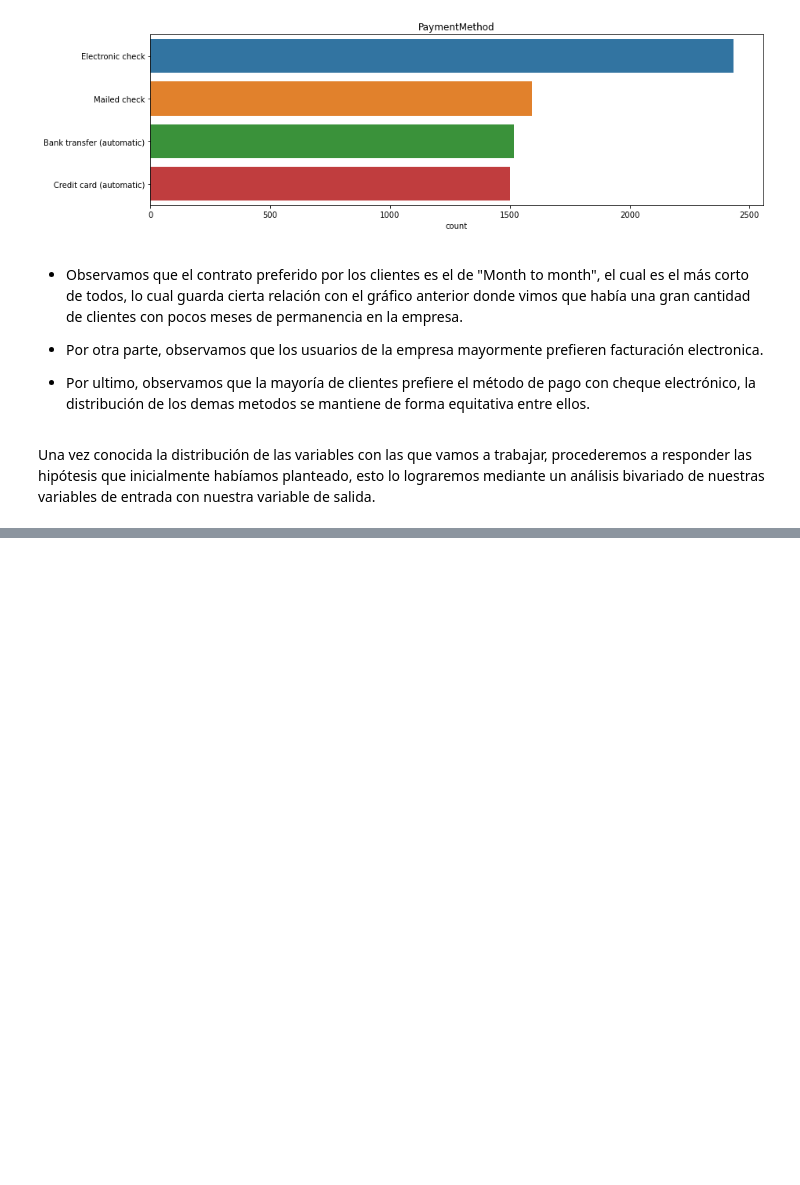
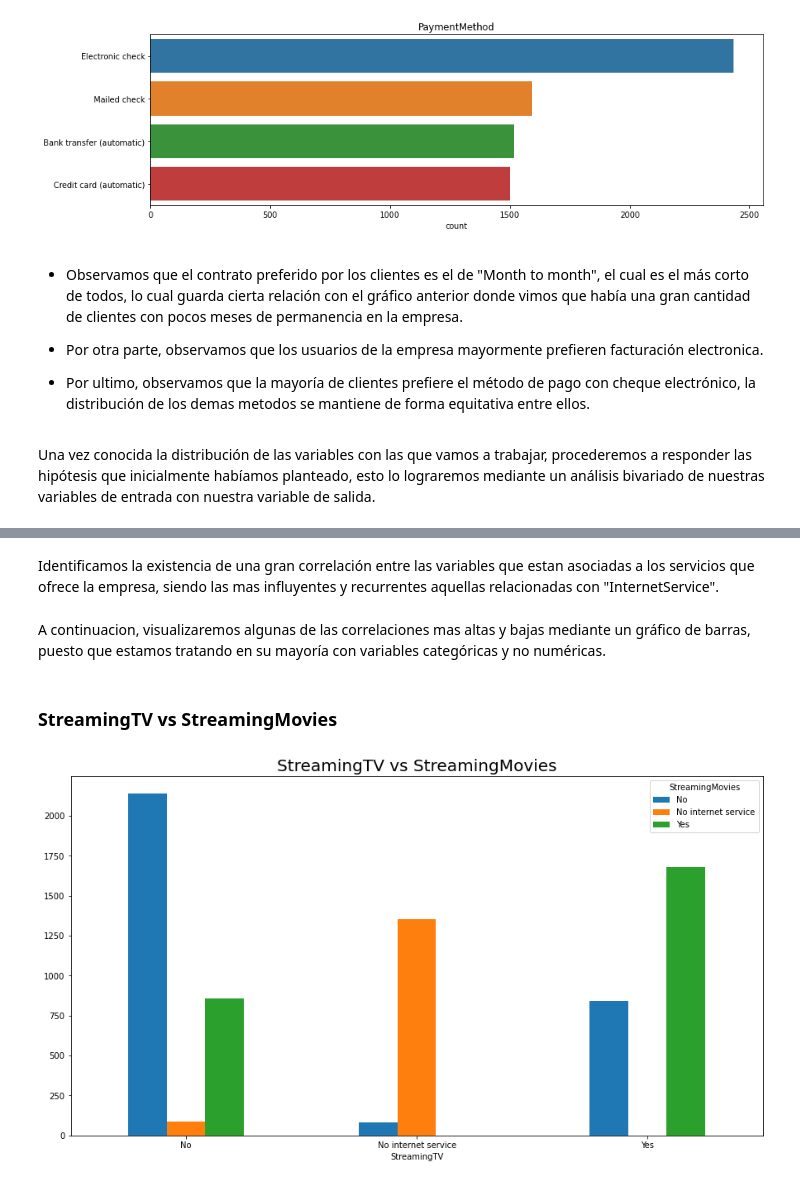
Before and after one commit to silvestref/Desercion_Telecom, a Jupyter notebook: Jupyter_Desercion_Telecom.ipynb, the cells around one changed output, grey strips where cells are left out. Saved outputs shown, nothing was run; the diff lists cells and outputs as text; code cells hidden in the pictures; blank space fills up the shorter version.

```diff
--- a/Jupyter_Desercion_Telecom.ipynb
+++ b/Jupyter_Desercion_Telecom.ipynb
@@ -765,0 +723,13 @@ Por último, observamos una correlación altamente negativa entre ambas variable
+# %% [markdown]
+Identificamos la existencia de una gran correlación entre las variables que estan asociadas a los servicios que ofrece la empresa, siendo las mas influyentes y recurrentes aquellas relacionadas con "InternetService".
+# %% [markdown]
+A continuacion, visualizaremos algunas de las correlaciones mas altas y bajas mediante un gráfico de barras, puesto que estamos tratando en su mayoría con variables categóricas y no numéricas.
+# %% [markdown]
+### StreamingTV vs StreamingMovies
+# %%
+STV_SMOV=pd.crosstab(index=data['StreamingTV'],columns=data['StreamingMovies'])
+STV_SMOV.plot.bar(figsize=(15,8), rot=0)
+plt.title("StreamingTV vs StreamingMovies", fontsize=20)
+plt.show()
+# %% [output]
+[figure, added]
```
Also changed, not shown: parts of 216 cells of this notebook.
